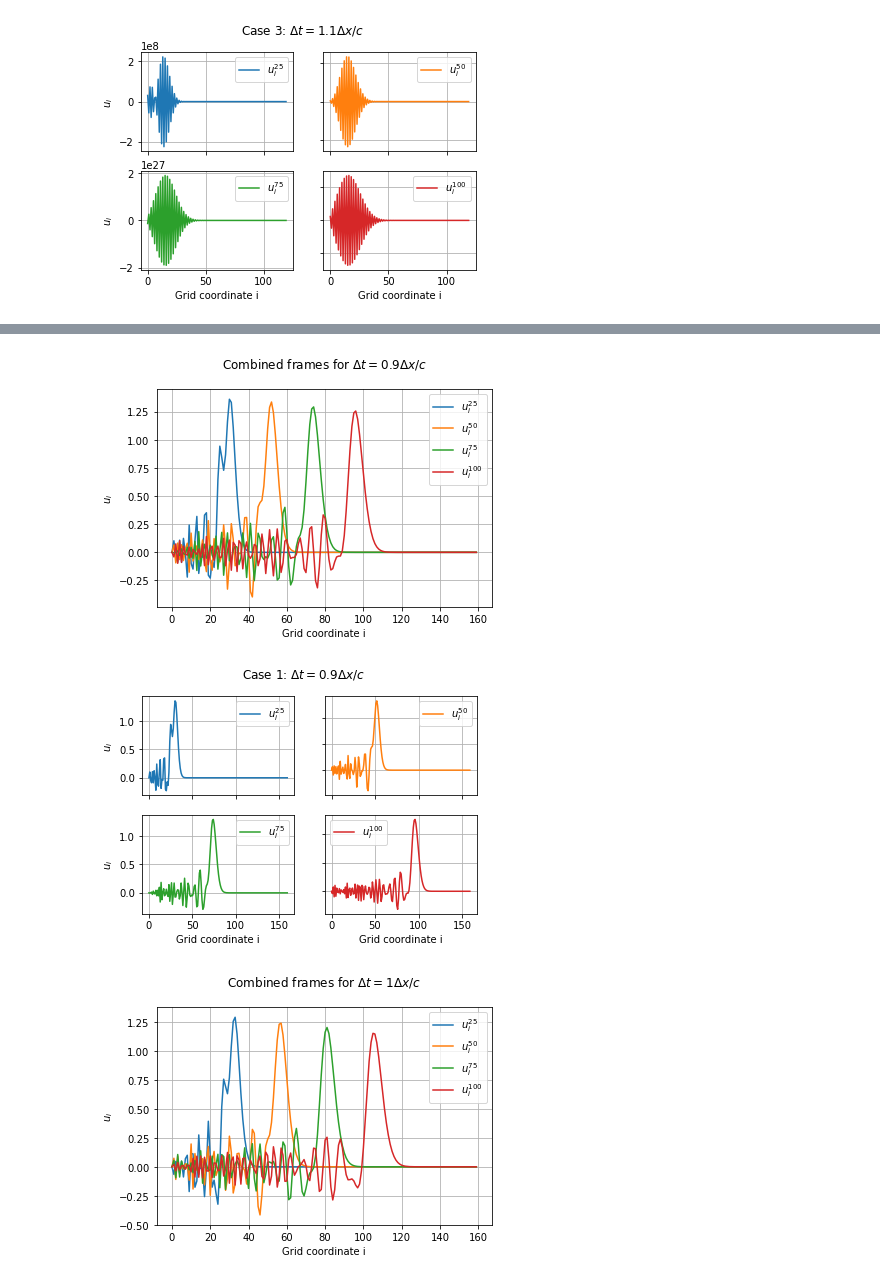
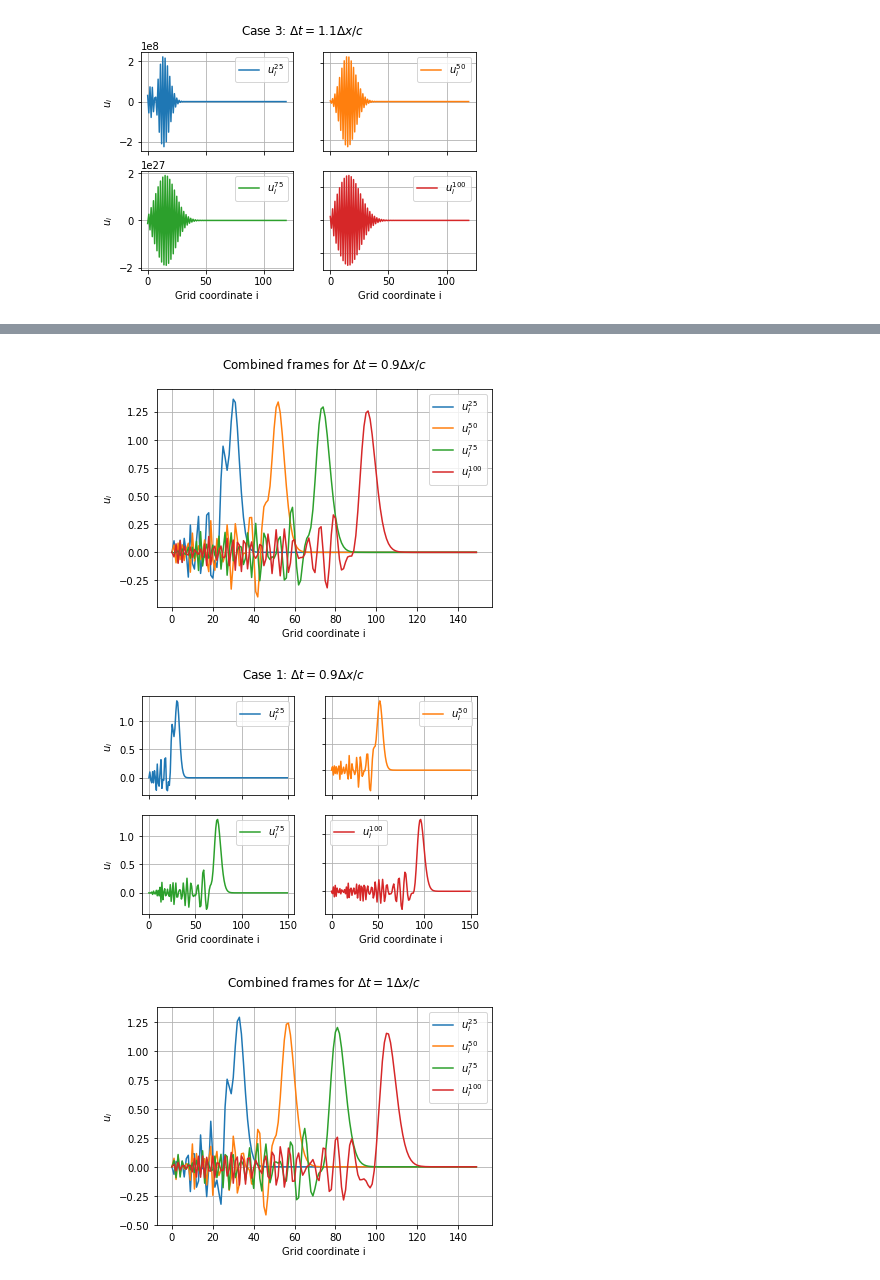
Before and after one commit to aretselis/msc-computational-physics, a Jupyter notebook: Courses/Computational Electromagnetism and Applications (ΥΦΥ203)/Problem Sets/retselis_set1.ipynb, the cells around one changed output, grey strips where cells are left out. Saved outputs shown, nothing was run; the diff lists cells and outputs as text; code cells hidden in the pictures.

```diff
--- a/Courses/Computational Electromagnetism and Applications (ΥΦΥ203)/Problem Sets/retselis_set1.ipynb
+++ b/Courses/Computational Electromagnetism and Applications (ΥΦΥ203)/Problem Sets/retselis_set1.ipynb
@@ -287,7 +303,6 @@ def matrix_multiplication(A, B):
                     result_matrix[i][j] += A[i][k] * B[k][j]
     return(result_matrix)
 
-
 def implicit_solution(grid, dx, dt, c, beta):
     size = grid.shape[1] - 2
     # Define L and I matrices
@@ -304,13 +319,10 @@ def implicit_solution(grid, dx, dt, c, beta):
     # Compute the solution
     A_inverse_B = matrix_multiplication(A_inverse, B)
     A_inverse_C = matrix_multiplication(A_inverse, C)
-    #A_inverse_B = np.matmul(A_inverse, B)
-    #A_inverse_C = np.matmul(A_inverse, C)
     for n in range(2, len(grid)):
         f_prev = grid[n-2,1:len(grid)-1]
         f_now = grid[n-1,1:len(grid)-1]
         f_next = matrix_addition(2 * matrix_multiplication(A_inverse_B, f_now), -1 * matrix_multiplication(A_inverse_C, f_prev))
-        #f_next =  np.subtract((2*np.matmul(A_inverse_B, f_now)), np.matmul(A_inverse_C, f_prev))
         # Insert f_next in grid
         for i in range(1, len(grid)-1):
             grid[n][i] = f_next[i-1]
@@ -350,12 +362,12 @@ def plot_frame(array, id1, id2, id3, id4, case):
     for ax in axs.flat:
         ax.label_outer()
 
-size = 160
+size = 150
 c = 1
 beta = 1/4
+dx = 0.1
 
 # Case 1
-dx = 0.1
 a = 0.9
 dt = a*dx/c
 u = np.zeros((size, size))
@@ -364,35 +376,33 @@ u = implicit_solution(u, dx, dt, c, beta)
 
 # Extract and plot frames for case 1
 plot_frame(u, 25, 50, 75, 100, a)
 plt.suptitle('Case 1: $\Delta t={}\Delta x/c$\n '.format(a))
 plt.show()
 
 # Case 2
-dx = 0.1
 a = 1
 dt = a*dx/c
 u = np.zeros((size, size))
 u = initial_conditions(u)
 u = implicit_solution(u, dx, dt, c, beta)
 
 # Extract and plot frames for case 2
 plot_frame(u, 25, 50, 75, 100, a)
 plt.suptitle('Case 2: $\Delta t={}\Delta x/c$\n '.format(a))
 plt.show()
 
 # Case 3
-dx = 0.1
 a = 1.1
 dt = a*dx/c
 u = np.zeros((size, size))
 u = initial_conditions(u)
 u = implicit_solution(u, dx, dt, c, beta)
 
 # Extract and plot frames for case 3
 plot_frame(u, 25, 50, 75, 100, a)
 plt.suptitle('Case 3: $\Delta t={}\Delta x/c$\n '.format(a))
 plt.show()
 # %% [output]
-[figure, old version]
+[figure, new version]
-[figure, old version]
+[figure, new version]
-[figure, old version]
+[figure, new version]
```
Also changed, not shown: parts of 5 cells of this notebook.
